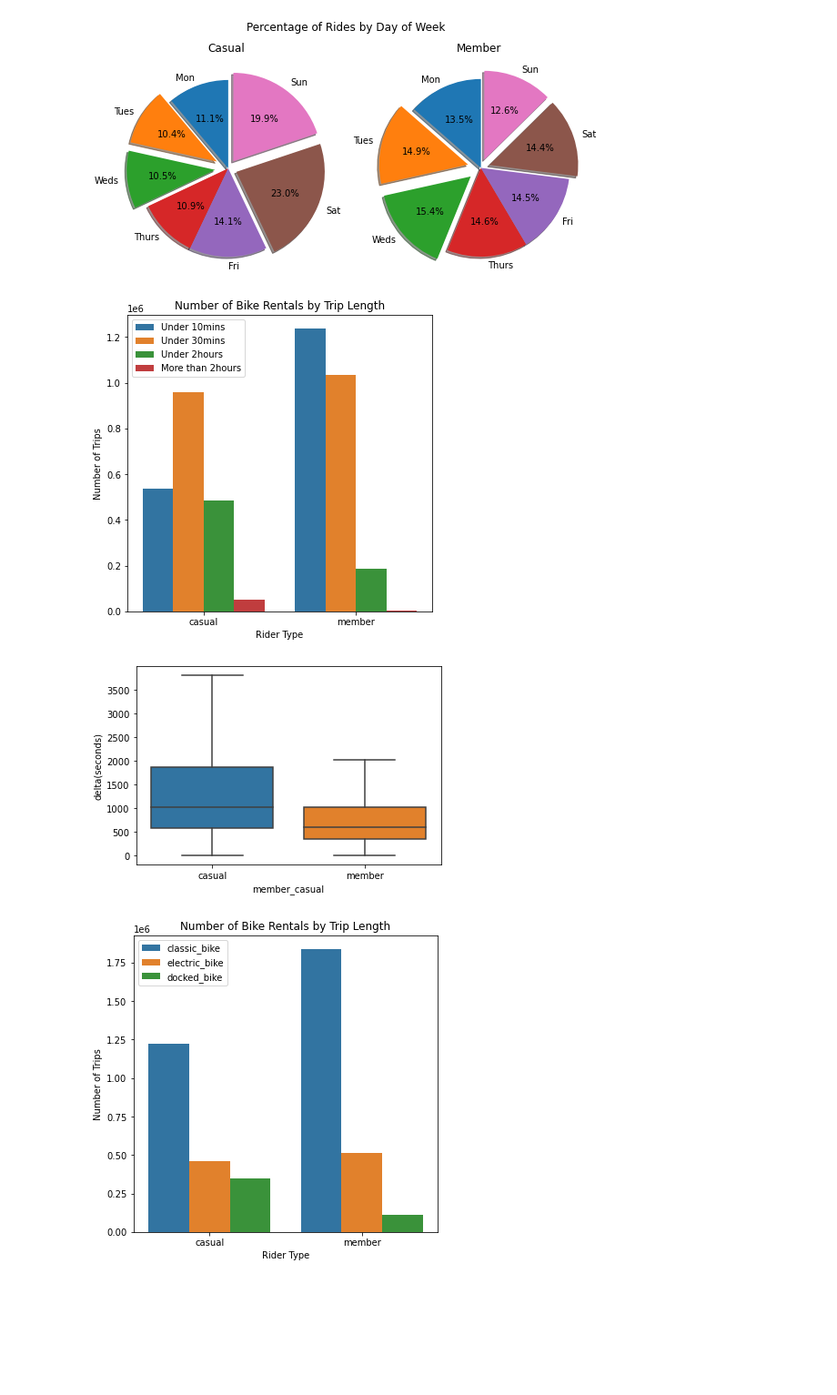
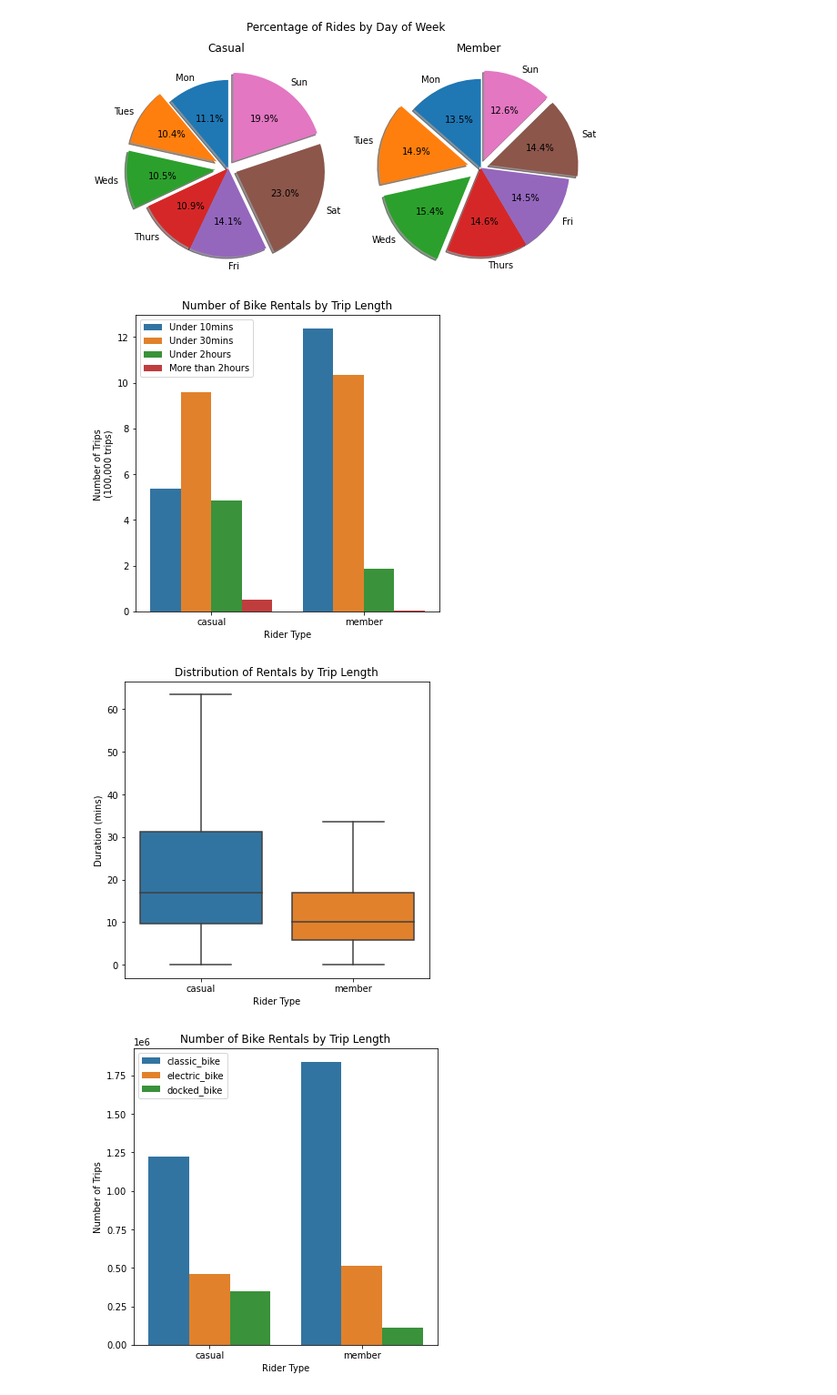
Before and after one commit to ttb-folio/Google-Data-Analytics-Capstone, a Jupyter notebook: Analysis.ipynb, the cells around one changed output. Shown at 91% size. Cells and saved outputs as stored; diff of their text form; code cells hidden in the pictures; blank space fills up the shorter version.

```diff
--- a/Analysis.ipynb
+++ b/Analysis.ipynb
@@ -20 +10,6 @@ len(data)
+# %%
+#Read in Data File created by "Feature Engineering.ipynb"
+
+data_file = os.getcwd()+'/Data/clean_data.csv'
+data = pd.read_csv(data_file)
 # %%
@@ -91,18 +76,25 @@ plt.show()
 by_length = data.groupby(['member_casual','trip_length'])[['ride_id']]
 by_length_count = by_length.count().reset_index()
 new_idx = [1,3,2,0,5,7,6,4]
+by_length_count["by_100000"] = by_length_count['ride_id']/(100000)
 
 plt.figure(figsize = (6,6))
-ax = sns.barplot(x = "member_casual", y = "ride_id", hue = "trip_length", data = by_length_count.iloc[new_idx])
+ax = sns.barplot(x = "member_casual", y = "by_100000", hue = "trip_length", data = by_length_count.iloc[new_idx])
 ax.set_xlabel("Rider Type")
-ax.set_ylabel("Number of Trips")
+ax.set_ylabel("Number of Trips \n(100,000 trips)")
 ax.set_title("Number of Bike Rentals by Trip Length")
 plt.legend(loc = "upper left")
 plt.show()
 # %% [output]
-[figure, old version]
+[figure, new version]
 # %%
 #remove outliers
-ax = sns.boxplot(x="member_casual", y="delta(seconds)", data = data, whis = 1.5,showfliers=False)
+plt.figure(figsize = (6,6))
+data['mins'] = data['delta(seconds)']/60
+ax = sns.boxplot(x="member_casual", y="mins", data = data, whis = 1.5,showfliers=False)
+ax.set_xlabel("Rider Type")
+ax.set_ylabel("Duration (mins)")
+ax.set_title("Distribution of Rentals by Trip Length")
+plt.show()
 # %% [output]
-[figure, old version]
+[figure, new version]
```
Also changed, not shown: parts of 23 cells of this notebook, 3 other files.
